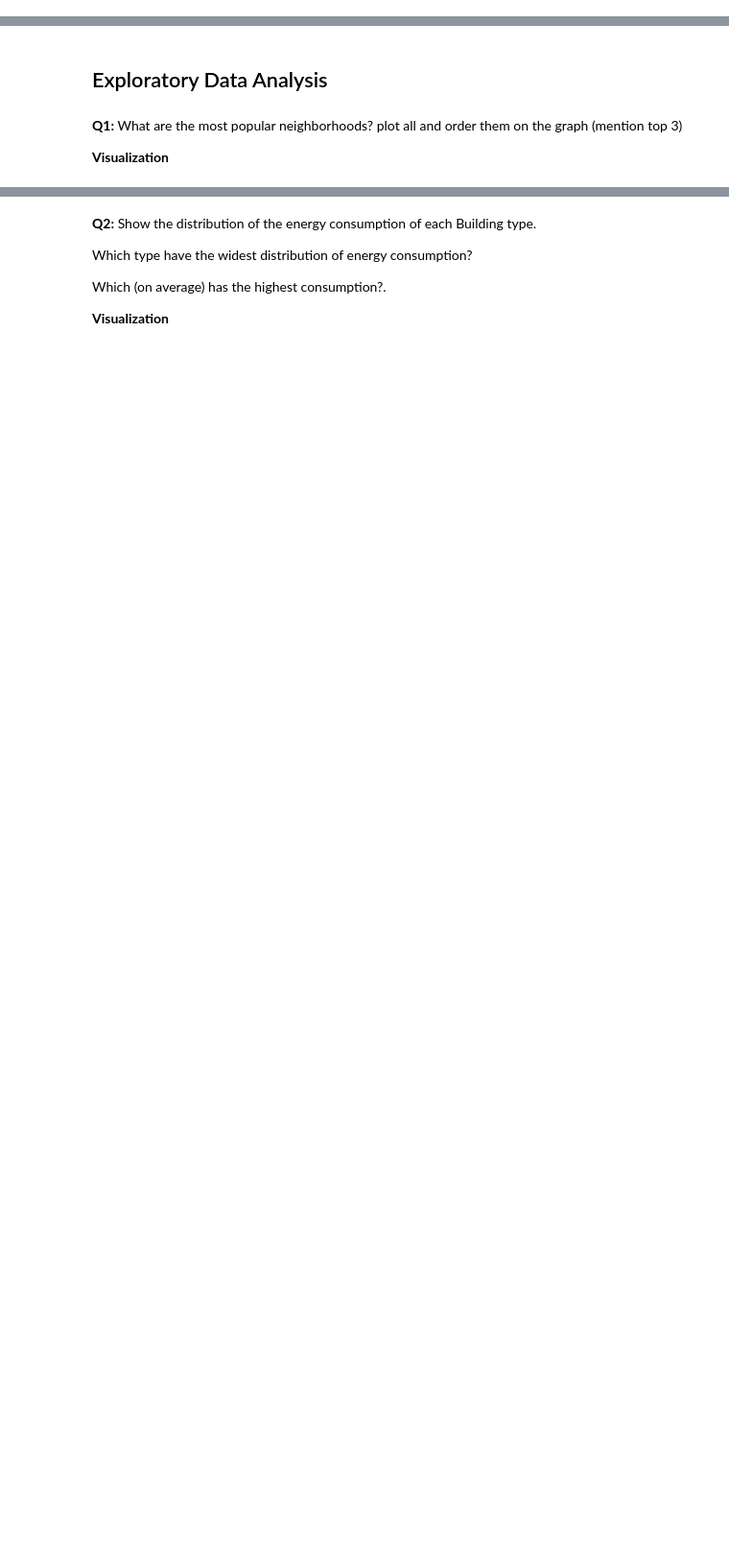
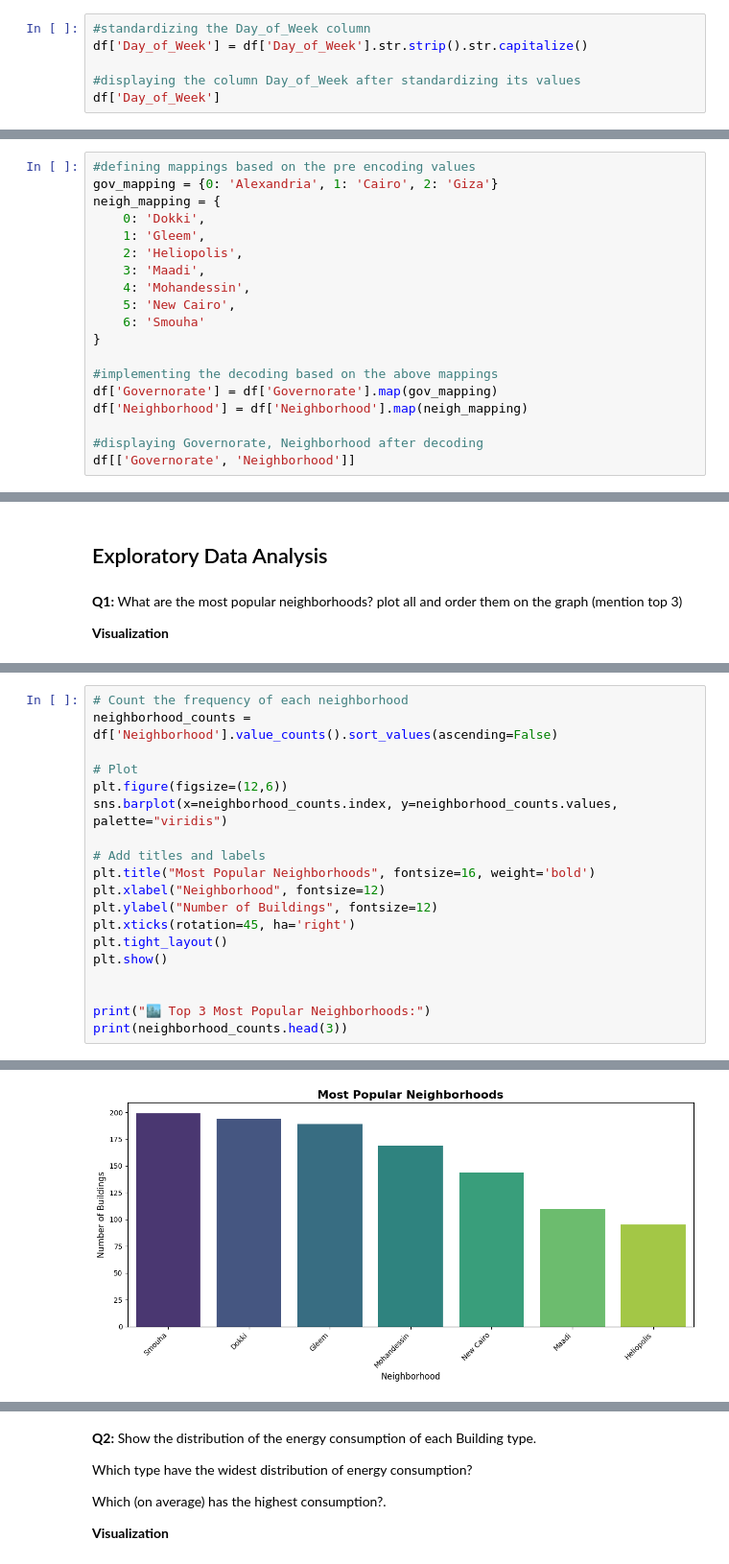
Before and after one commit to basmala875/Machine-Learning-Projects, a Jupyter notebook: Regression_Mini-Project.ipynb, the cells around one changed output, grey strips where cells are left out. Shown at 96% size. Saved outputs shown, nothing was run; the diff lists cells and outputs as text; blank space fills up the shorter version.

```diff
--- a/Regression_Mini-Project.ipynb
+++ b/Regression_Mini-Project.ipynb
@@ -139,0 +551,6 @@ dtype: int64
+# %%
+#standardizing the Day_of_Week column
+df['Day_of_Week'] = df['Day_of_Week'].str.strip().str.capitalize()
+
+#displaying the column Day_of_Week after standardizing its values
+df['Day_of_Week']
@@ -139,0 +673,19 @@ dtype: int64
+# %%
+#defining mappings based on the pre encoding values
+gov_mapping = {0: 'Alexandria', 1: 'Cairo', 2: 'Giza'}
+neigh_mapping = {
+    0: 'Dokki',
+    1: 'Gleem',
+    2: 'Heliopolis',
+    3: 'Maadi',
+    4: 'Mohandessin',
+    5: 'New Cairo',
+    6: 'Smouha'
+}
+
+#implementing the decoding based on the above mappings
+df['Governorate'] = df['Governorate'].map(gov_mapping)
+df['Neighborhood'] = df['Neighborhood'].map(neigh_mapping)
+
+#displaying Governorate, Neighborhood after decoding
+df[['Governorate', 'Neighborhood']]
@@ -147,0 +712,20 @@ dtype: int64
+# %%
+# Count the frequency of each neighborhood
+neighborhood_counts = df['Neighborhood'].value_counts().sort_values(ascending=False)
+
+# Plot
+plt.figure(figsize=(12,6))
+sns.barplot(x=neighborhood_counts.index, y=neighborhood_counts.values, palette="viridis")
+
+# Add titles and labels
+plt.title("Most Popular Neighborhoods", fontsize=16, weight='bold')
+plt.xlabel("Neighborhood", fontsize=12)
+plt.ylabel("Number of Buildings", fontsize=12)
+plt.xticks(rotation=45, ha='right')
+plt.tight_layout()
+plt.show()
+
+
+print("🏙️ Top 3 Most Popular Neighborhoods:")
+print(neighborhood_counts.head(3))
+# %% [output]
@@ -147,0 +735 @@ dtype: int64
+[figure, added]
```
Also changed, not shown: parts of 74 cells of this notebook.
